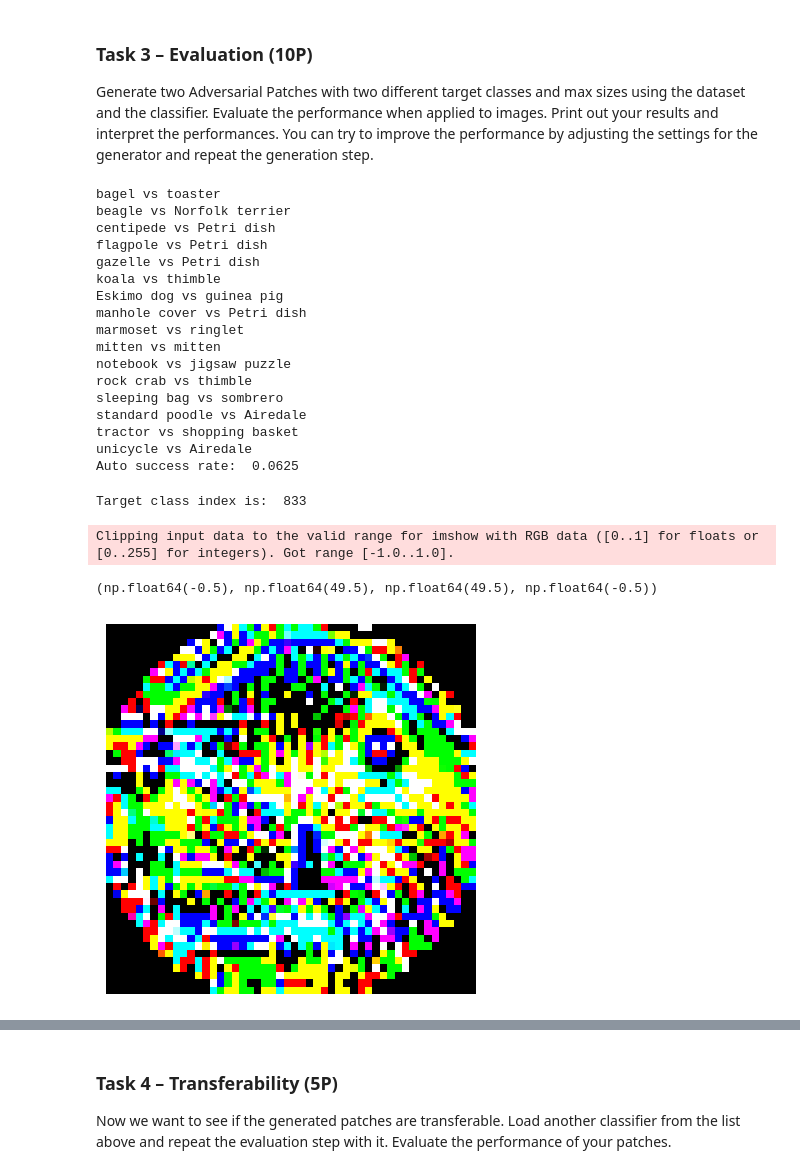
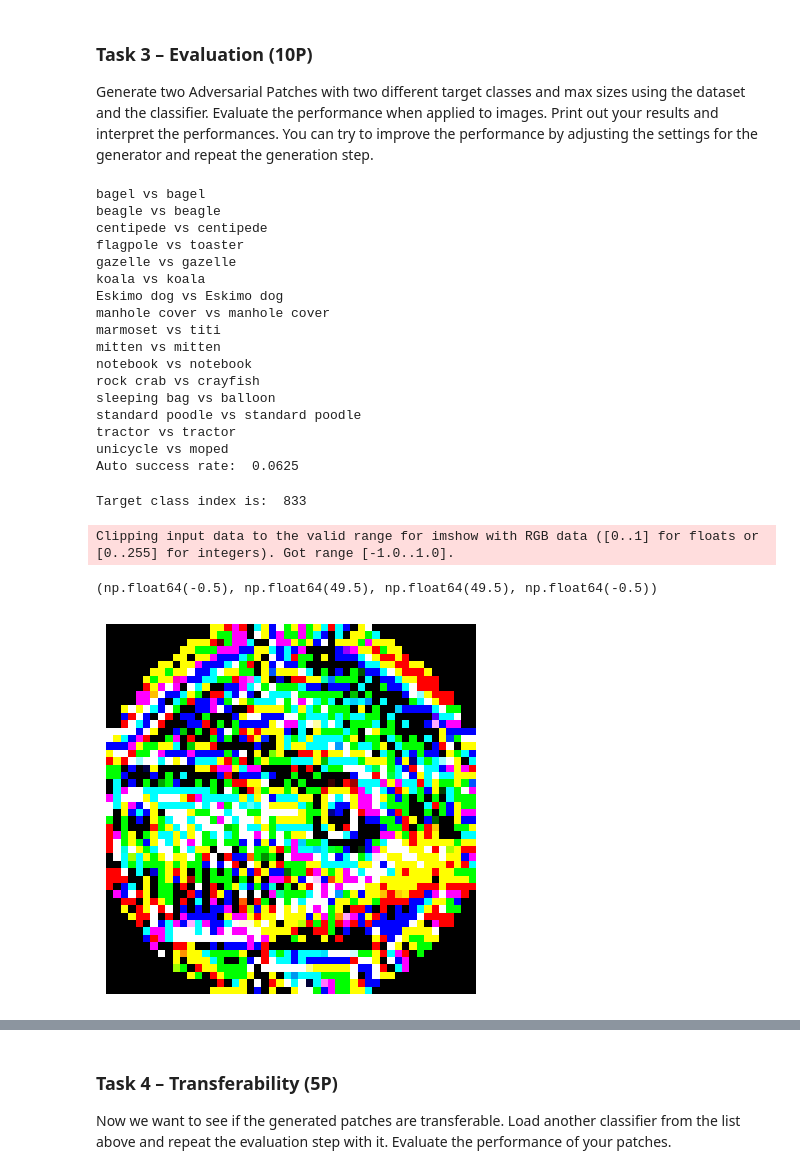
Before and after one commit to IVSource/ml_security_ws25, a Jupyter notebook: Exercise 4/mls_ws25_exercise_4_adversarial_patch_generation.ipynb, the cells around one changed output, grey strips where cells are left out. Cells and saved outputs as stored; diff of their text form; code cells hidden in the pictures.

```diff
--- a/Exercise 4/mls_ws25_exercise_4_adversarial_patch_generation.ipynb
+++ b/Exercise 4/mls_ws25_exercise_4_adversarial_patch_generation.ipynb
@@ -86,9 +86,9 @@ for image_path in imagenet_stubs.get_image_paths():
 
 training_batch = torch.stack(image_batch)
 
-labels_tensor = torch.argmax(model_vgg(training_batch), dim=1)
-target_class = 859  # Replace with your desired ImageNet class index
-target_labels = torch.full_like(labels_tensor, target_class)  # Create target labels tensor
+zero_labels_tensor = torch.zeros(size=(training_batch.shape[0],))
+toaster_class = 859  # Replace with your desired ImageNet class index
+target_labels = torch.full_like(zero_labels_tensor, toaster_class)  # Create target labels tensor
 
 # Classifier
 loss_fn = torch.nn.CrossEntropyLoss()
@@ -102,16 +102,16 @@ classifier = aec.PyTorchClassifier(
 )
 
 # Patch attack
-attack = aae.AdversarialPatchPyTorch(
+toaster_attack = aae.AdversarialPatchPyTorch(
     estimator=classifier,
     patch_shape=(3, 50, 50),
     learning_rate=5.0,
-    max_iter=1000,
+    max_iter=500,
     batch_size=16,
     verbose=True,
 )
 
-patch, _ = attack.generate(x=training_batch, y=target_labels)
+toaster_patch, _ = toaster_attack.generate(x=training_batch, y=target_labels)
 # %%
 import matplotlib.pyplot as plt
 import numpy as np
@@ -1157,14 +1157,14 @@ for image_path in imagenet_stubs.get_image_paths():
     img_np = (img_np - np.array([0.485, 0.456, 0.406])[:, None, None]) / np.array([0.229, 0.224, 0.225])[:, None, None]
 
     img_np = np.expand_dims(img_np, axis=0)
-    patched_image = attack.apply_patch(img_np, scale=1.0)
+    patched_image = toaster_attack.apply_patch(img_np, scale=0.5)
 
     prediction = model_vgg(torch.tensor(img_np, dtype=torch.float).cuda())
     predicted_class = int(torch.argmax(prediction).item())
 
     prediction_patched = model_vgg(torch.tensor(patched_image).cuda())
     predicted_patched_class = int(torch.argmax(prediction_patched).item())
-    if (predicted_patched_class == 859):
+    if (predicted_patched_class == toaster_class):
         spoofed_image_counter += 1
 
     # print('Unpatched classe is:', label_to_name(predicted_class).split(',')[0], "vs Patched class is...", label_to_name(predicted_patched_class))
@@ -1188,30 +1188,30 @@ for image_path in imagenet_stubs.get_image_paths():
 
 print("Auto success rate: ", spoofed_image_counter / eval_batch_size)
 # %% [output]
-bagel vs toaster
-beagle vs Norfolk terrier
-centipede vs Petri dish
-flagpole vs Petri dish
-gazelle vs Petri dish
-koala vs thimble
-Eskimo dog vs guinea pig
-manhole cover vs Petri dish
-marmoset vs ringlet
+bagel vs bagel
+beagle vs beagle
+centipede vs centipede
+flagpole vs toaster
+gazelle vs gazelle
+koala vs koala
+Eskimo dog vs Eskimo dog
+manhole cover vs manhole cover
+marmoset vs titi
 mitten vs mitten
-notebook vs jigsaw puzzle
-rock crab vs thimble
-sleeping bag vs sombrero
-standard poodle vs Airedale
-tractor vs shopping basket
-unicycle vs Airedale
+notebook vs notebook
+rock crab vs crayfish
+sleeping bag vs balloon
+standard poodle vs standard poodle
+tractor vs tractor
+unicycle vs moped
 Auto success rate:  0.0625
 # %%
-target_class = name_to_label('submarine')  # Replace with your desired ImageNet class inde
-print('Target class index is: ', target_class)
-target_labels = torch.full_like(labels_tensor, target_class)  # Create target labels tensor
+sub_class = name_to_label('submarine')  # Replace with your desired ImageNet class inde
+print('Target class index is: ', sub_class)
+target_labels = torch.full_like(zero_labels_tensor, sub_class)  # Create target labels tensor
 
 # Patch attack
-attack2 = aae.AdversarialPatchPyTorch(
+sub_attack = aae.AdversarialPatchPyTorch(
     estimator=classifier,
     patch_shape=(3, 50, 50),
     learning_rate=5.0,
@@ -1220,21 +1220,21 @@ attack2 = aae.AdversarialPatchPyTorch(
     verbose=True,
 )
 
-patch2, _ = attack2.generate(x=training_batch, y=target_labels)
+sub_patch, _ = sub_attack.generate(x=training_batch, y=target_labels)
 # %% [output]
 Target class index is:  833
 # %%
 import matplotlib.pyplot as plt
 import numpy as np
 
-image = np.asarray(patch2).transpose(1,2,0) # chw -> hwc
+image = np.asarray(sub_patch).transpose(1,2,0) # chw -> hwc
 
 plt.imshow(image)
 plt.axis('off')
 # %% [output]
 Clipping input data to the valid range for imshow with RGB data ([0..1] for floats or [0..255] for integers). Got range [-1.0..1.0].
 (np.float64(-0.5), np.float64(49.5), np.float64(49.5), np.float64(-0.5))
-[figure, old version]
+[figure, new version]
 # %%
 # Assuming vgg_transforms is defined as in your notebook
 mean = torch.tensor([0.485, 0.456, 0.406]).view(3, 1, 1)
```
Also changed, not shown: parts of 4 cells of this notebook.
